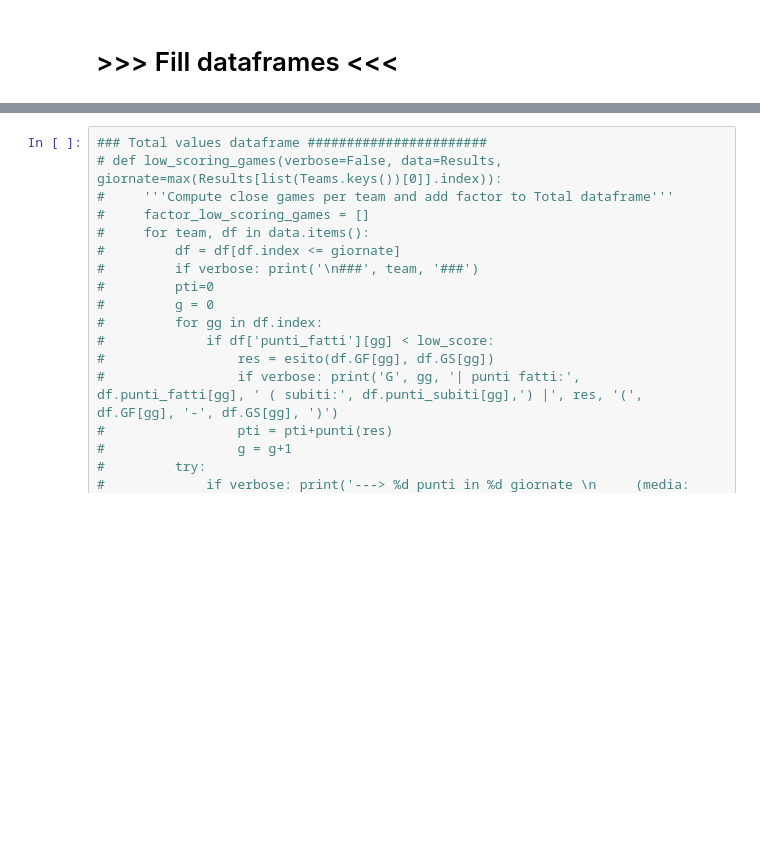
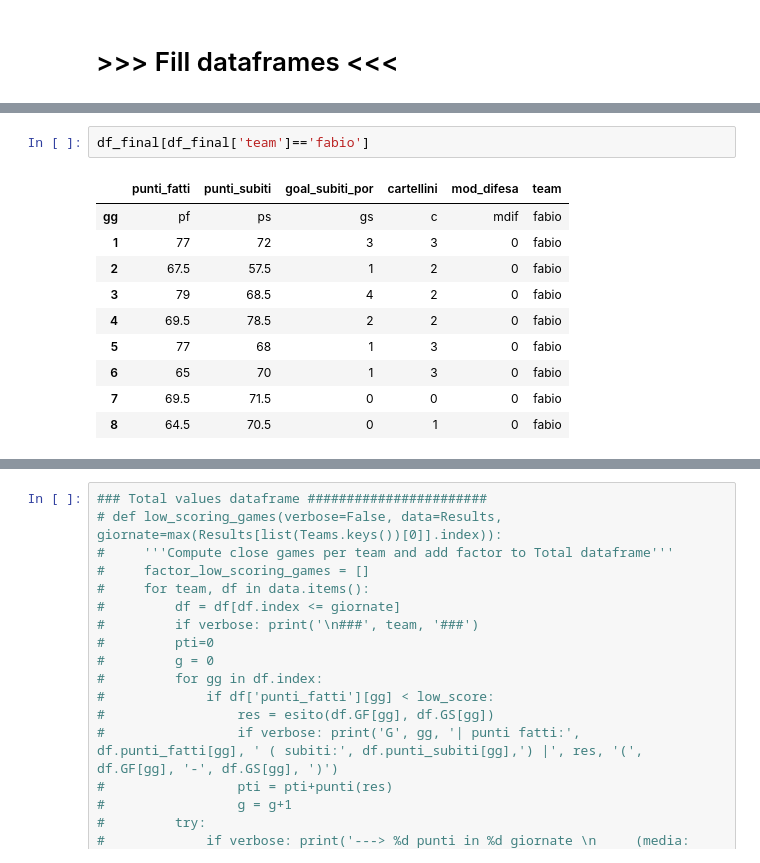
Before and after one commit to matluca/Fantastats, a Jupyter notebook: Fantastats1920.ipynb, the cells around one changed output, grey strips where cells are left out. Saved outputs shown, nothing was run; the diff lists cells and outputs as text; blank space fills up the shorter version.

```diff
--- a/Fantastats1920.ipynb
+++ b/Fantastats1920.ipynb
@@ -241,2 +281,15 @@ Results.head()
+# %%
+df_final[df_final['team']=='fabio']
+# %% [output]
+|  | punti_fatti | punti_subiti | goal_subiti_por | cartellini | mod_difesa | team |
+| gg | pf | ps | gs | c | mdif | fabio |
+| 1 | 77 | 72 | 3 | 3 | 0 | fabio |
+| 2 | 67.5 | 57.5 | 1 | 2 | 0 | fabio |
+| 3 | 79 | 68.5 | 4 | 2 | 0 | fabio |
+| 4 | 69.5 | 78.5 | 2 | 2 | 0 | fabio |
+| 5 | 77 | 68 | 1 | 3 | 0 | fabio |
+| 6 | 65 | 70 | 1 | 3 | 0 | fabio |
+| 7 | 69.5 | 71.5 | 0 | 0 | 0 | fabio |
+| 8 | 64.5 | 70.5 | 0 | 1 | 0 | fabio |
 # %%
 ### Fill dataframe per partita #############################
```
Also changed, not shown: parts of 7 cells of this notebook.
